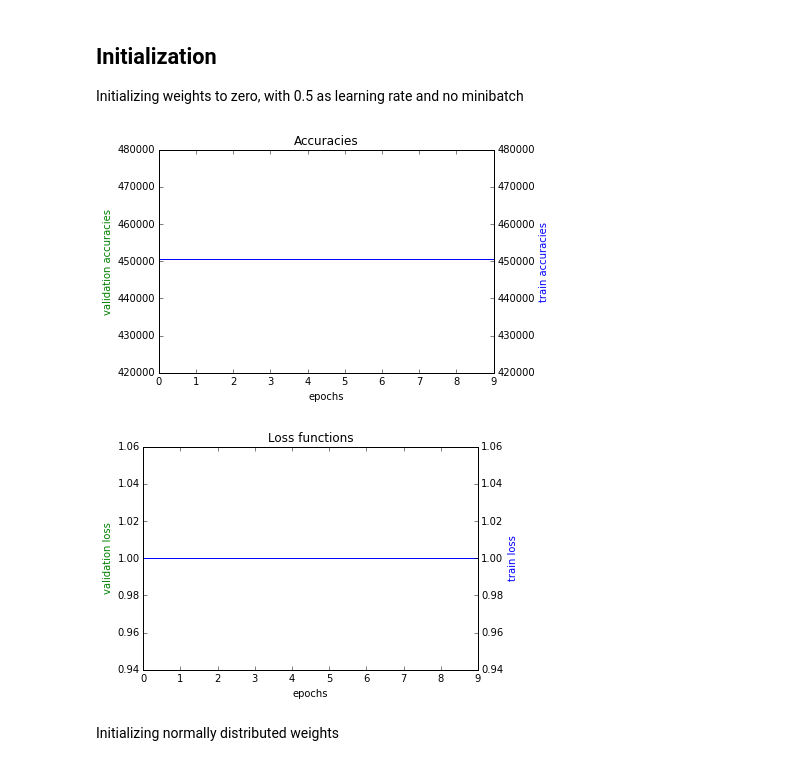
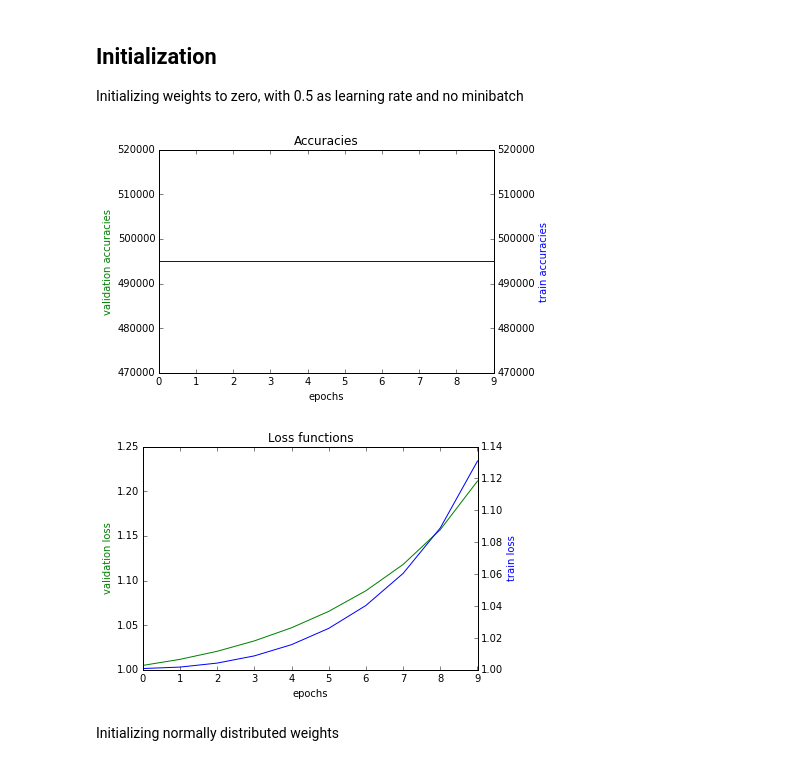
Before and after one commit to mabounassif/IFT6135H19_assignment, a Jupyter notebook: mlp.ipynb, the cells around one changed output. Saved outputs shown, nothing was run; the diff lists cells and outputs as text; code cells hidden in the pictures.

```diff
--- a/mlp.ipynb
+++ b/mlp.ipynb
@@ -170,3 +158,9 @@ def update(self, eta, lmbda, grads):
+# %%
+def update(self, eta, lmbda, grads, n):
+    n_layers = len(self.size_layers)
+
+    self.theta['b'] = [b-(eta/n)*nb for b, nb in zip(self.theta['b'], grads['b'])]
+    self.theta['w'] = [(1-eta*(lmbda/n))*w-(eta/n)*nw for w, nw in zip(self.theta['w'], grads['w'])]
 # %%
 def create_mini_batches(self, dataset, batch_size):
         X, Y = dataset
@@ -180,7 +174,6 @@ def create_mini_batches(self, dataset, batch_size):
 def calculate_accuracy(self, y, y_h):
     return 100*np.sum(np.argmax(Y_h, axis=1) == Y)/ Y_h.shape[0]
 # %%
-last_batch = []
 def train(self, eta, epoch=20, batch_size=1000, lmbda=0.5):
     losses = {
         'train': [],
@@ -209,32 +202,22 @@ def train(self, eta, epoch=20, batch_size=1000, lmbda=0.5):
         }
 
         for X, Y in train_mini_batches:
-            tmp_grads = {
-                'w': [],
-                'b': []
-            }
+            nabla_b = [np.zeros(b.shape) for b in self.theta['b']]
+            nabla_w = [np.zeros(w.shape) for w in self.theta['w']]
 
             for x, y in zip(X, Y):
                 Y_h = forward(self, np.array([x]))
                 grads = backward(self, np.array([y]))
 
-                tmp_grads['w'].append(grads['w'])
-                tmp_grads['b'].append(grads['b'])
+                nabla_b = [nb+dnb for nb, dnb in zip(nabla_b, grads['b'])]
+                nabla_w = [nw+dnw for nw, dnw in zip(nabla_w, grads['w'])]
 
-#             w_grad = tmp_grads['w'][0]
-#             b_grad = tmp_grads['b'][0]
+            update(self, eta, lmbda, {
+                'b': nabla_b,
+                'w': nabla_w
+            }, X.shape[0])
 
-#             for x, y in zip(tmp_grads['w'][1:], tmp_grads['w'][2:]):
-#                 w_grad += x + y
-
-#             for x, y in zip(tmp_grads['b'][1:], tmp_grads['b'][2:]):
-#                 b_grad += x + y
-
-#             update(self, eta, lmbda, {
-#                 'w': [_w_grad / len(tmp_grads['w']) for _w_grad in w_grad] ,
-#                 'b': [_b_grad / len(tmp_grads['b']) for _b_grad in b_grad]
-#             })
-
+            Y_h = forward(self, X)
             los = loss(self, Y_h, Y)
             acc = calculate_accuracy(self, Y_h, Y)
 
@@ -300,21 +283,21 @@ Initializing weights to zero, with 0.5 as learning rate and no minibatch
 # %%
 datapath = 'data/mnist.pkl.npy'
 modelpath = 'model/mlp.pkl.npy'
 
-eta = 0.03
+eta = 0.01
 batch_size = 500
 epoch = 10
 lmbda = 0
 
 mlp = NN(datapath=datapath, modelpath=modelpath, size_layers=[784, 10, 10, 10])
 
 initialize_zero_weights(mlp)
 losses, accuracies = train(mlp, eta, epoch=epoch, batch_size=batch_size, lmbda=lmbda)
 
 draw_plots(mlp, epoch, accuracies, losses)
 # %% [output]
-[figure, old version]
+[figure, new version]
-[figure, old version]
+[figure, new version]
 # %% [markdown]
 Initializing normally distributed weights
 # %%
```
Also changed, not shown: parts of 14 cells of this notebook, 1 other file.
